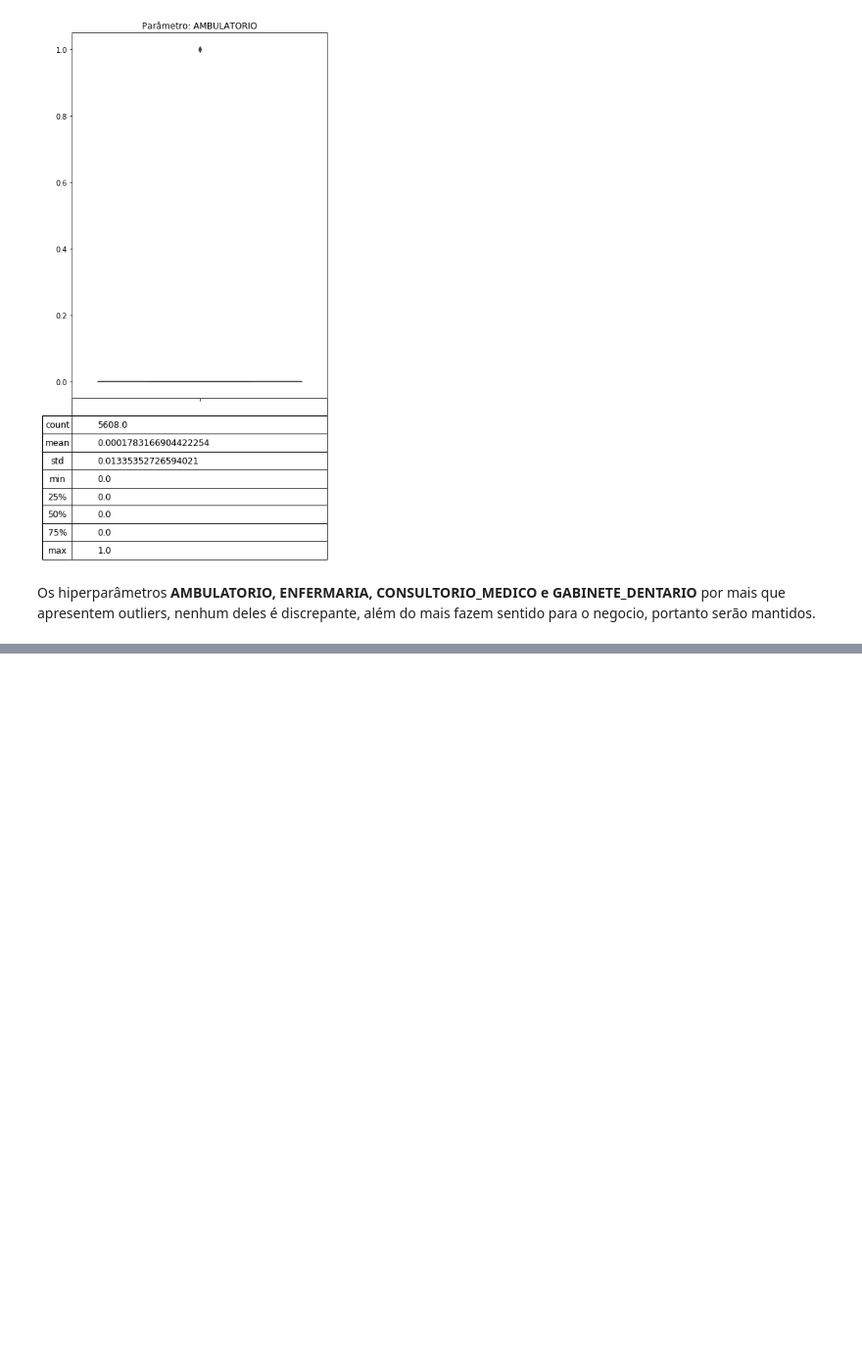
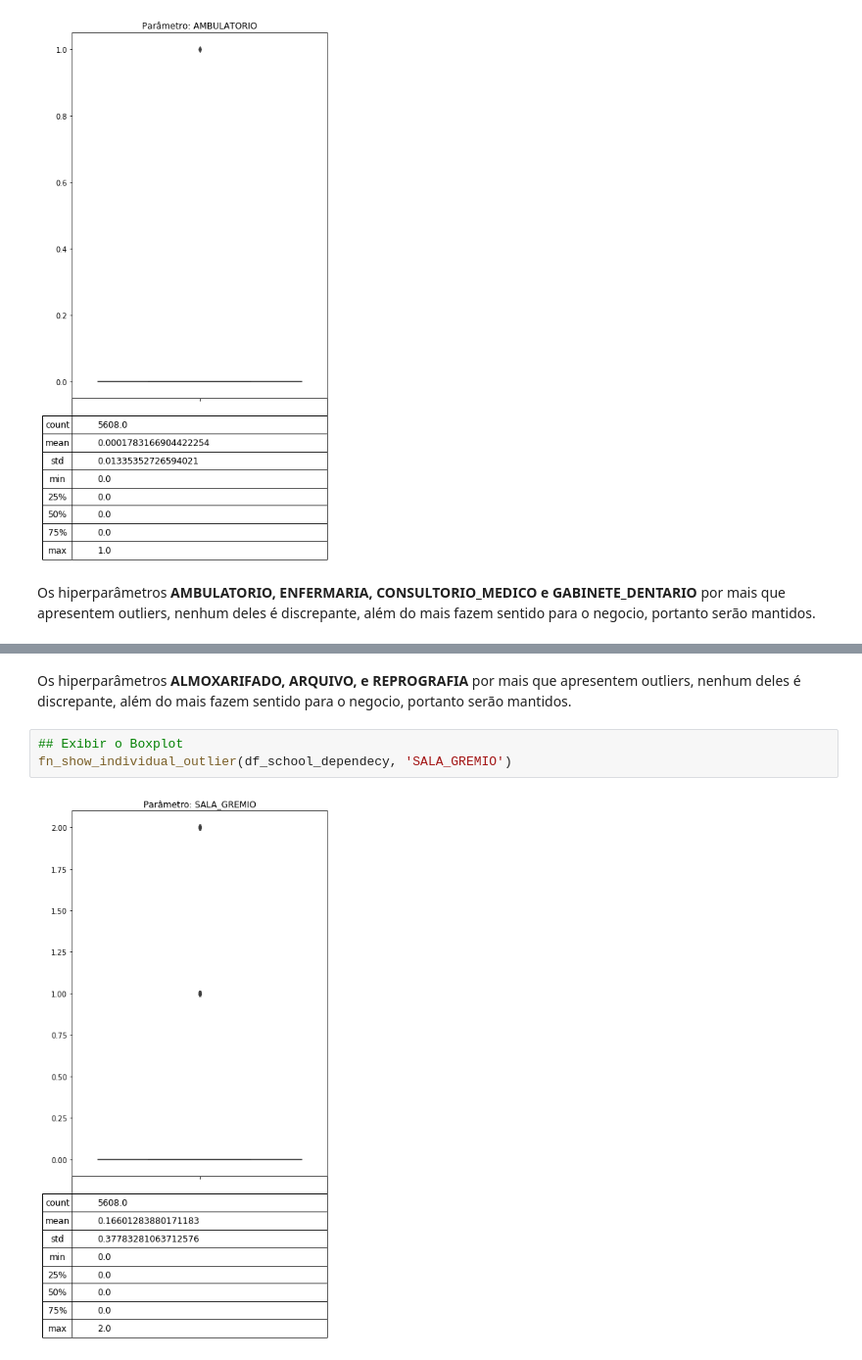
Before and after one commit to Joao-TheCosmosIsInfinite/FIA_TCC, a Jupyter notebook: notebooks/entrega2_Post12_joaoPaulo.ipynb, the cells around one changed output, grey strips where cells are left out. Shown at 98% size. Saved outputs shown, nothing was run; the diff lists cells and outputs as text; blank space fills up the shorter version.

```diff
--- a/notebooks/entrega2_Post12_joaoPaulo.ipynb
+++ b/notebooks/entrega2_Post12_joaoPaulo.ipynb
@@ -821,0 +837,7 @@ fn_show_individual_outlier(df_school_dependecy, 'AMBULATORIO')
+# %% [markdown]
+<p>Os hiperparâmetros <b>ALMOXARIFADO, ARQUIVO, e REPROGRAFIA</b> por mais que apresentem outliers, nenhum deles é discrepante, além do mais fazem sentido para o negocio, portanto serão mantidos.</p>
+# %%
+## Exibir o Boxplot
+fn_show_individual_outlier(df_school_dependecy, 'SALA_GREMIO')
+# %% [output]
+[figure, added]
```
Also changed, not shown: parts of 118 cells of this notebook.
